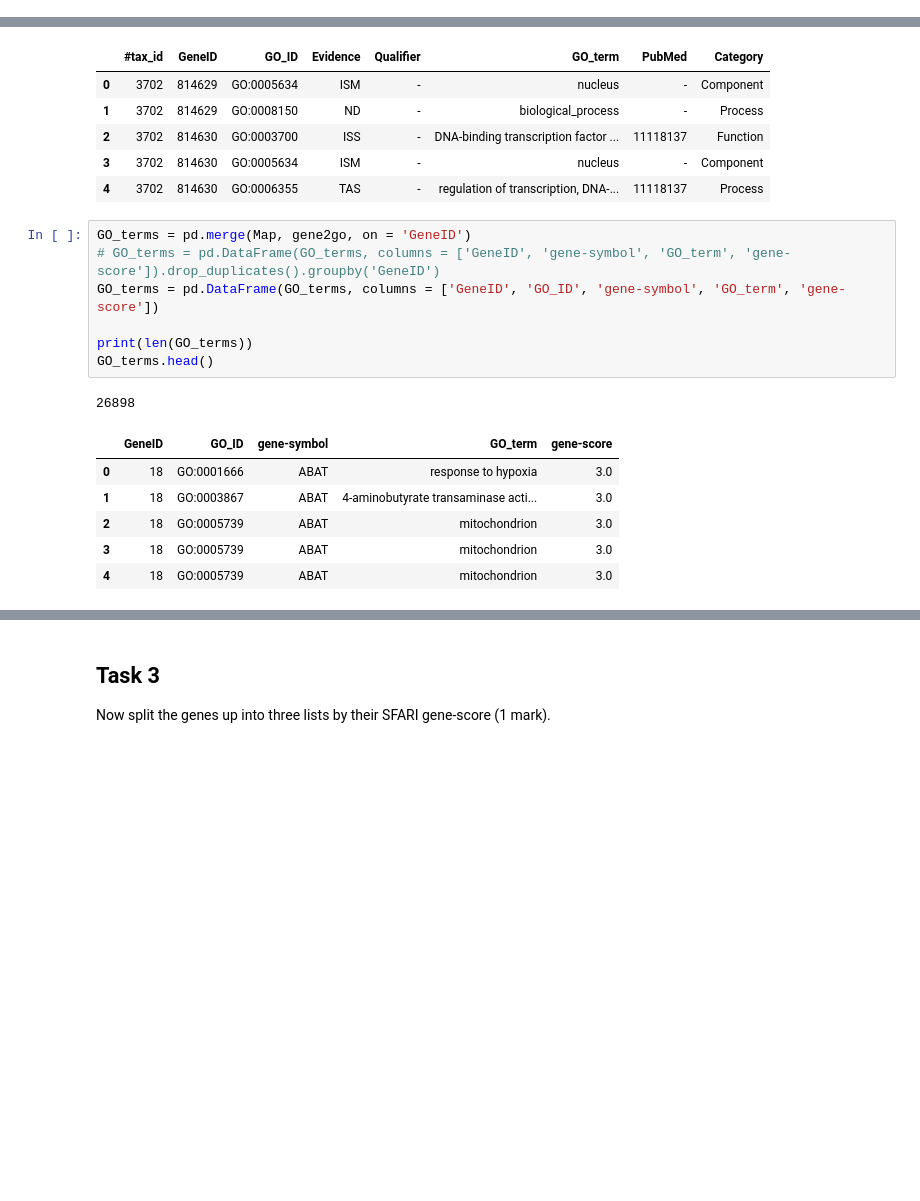
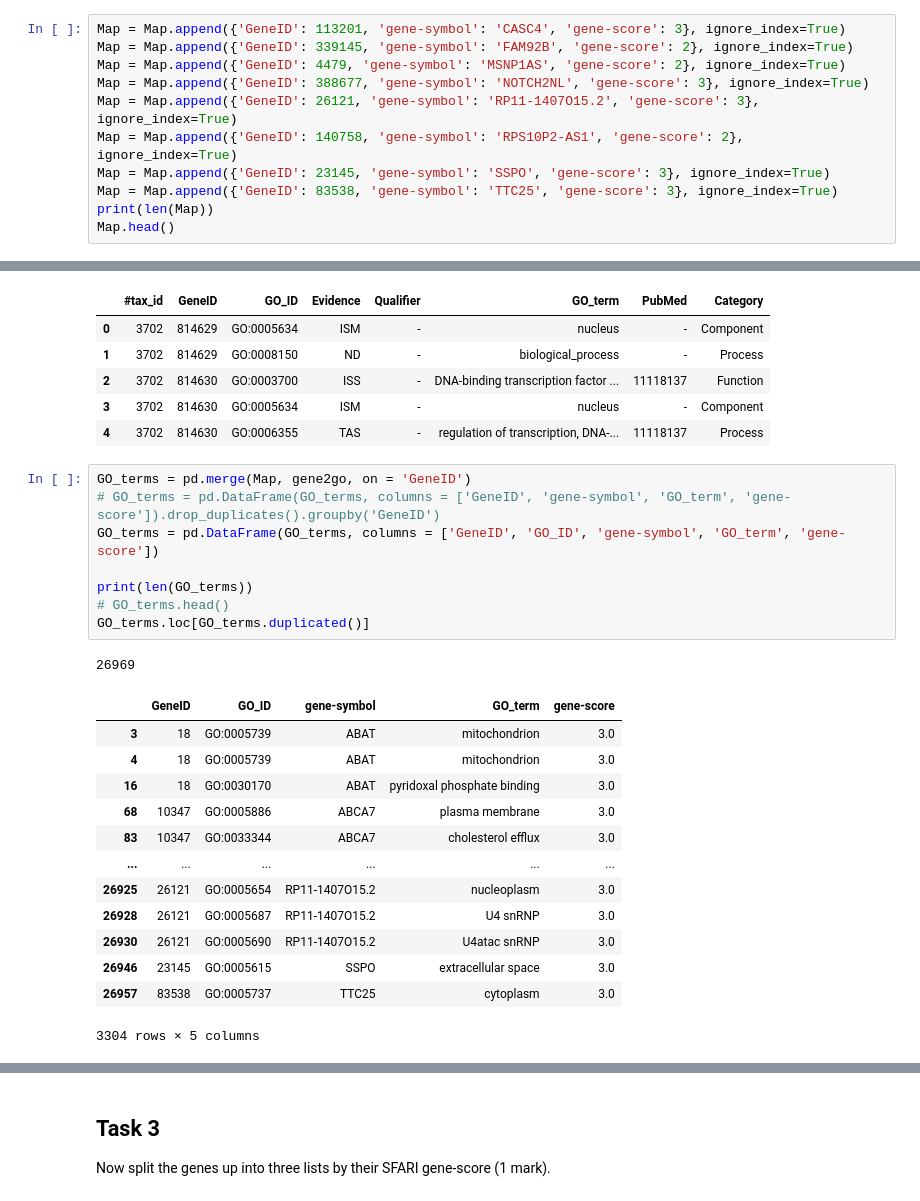
Before and after one commit to Mushi0/Bioinformatic-2, a Jupyter notebook: Part 2.ipynb, the cells around one changed output, grey strips where cells are left out. Saved outputs shown, nothing was run; the diff lists cells and outputs as text; blank space fills up the shorter version.

```diff
--- a/Part 2.ipynb
+++ b/Part 2.ipynb
@@ -66,0 +92,11 @@ Map.head()
+# %%
+Map = Map.append({'GeneID': 113201, 'gene-symbol': 'CASC4', 'gene-score': 3}, ignore_index=True)
+Map = Map.append({'GeneID': 339145, 'gene-symbol': 'FAM92B', 'gene-score': 2}, ignore_index=True)
+Map = Map.append({'GeneID': 4479, 'gene-symbol': 'MSNP1AS', 'gene-score': 2}, ignore_index=True)
+Map = Map.append({'GeneID': 388677, 'gene-symbol': 'NOTCH2NL', 'gene-score': 3}, ignore_index=True)
+Map = Map.append({'GeneID': 26121, 'gene-symbol': 'RP11-1407O15.2', 'gene-score': 3}, ignore_index=True)
+Map = Map.append({'GeneID': 140758, 'gene-symbol': 'RPS10P2-AS1', 'gene-score': 2}, ignore_index=True)
+Map = Map.append({'GeneID': 23145, 'gene-symbol': 'SSPO', 'gene-score': 3}, ignore_index=True)
+Map = Map.append({'GeneID': 83538, 'gene-symbol': 'TTC25', 'gene-score': 3}, ignore_index=True)
+print(len(Map))
+Map.head()
@@ -85,15 +144,23 @@ gene2go.head()
 # %%
 GO_terms = pd.merge(Map, gene2go, on = 'GeneID')
 # GO_terms = pd.DataFrame(GO_terms, columns = ['GeneID', 'gene-symbol', 'GO_term', 'gene-score']).drop_duplicates().groupby('GeneID')
 GO_terms = pd.DataFrame(GO_terms, columns = ['GeneID', 'GO_ID', 'gene-symbol', 'GO_term', 'gene-score'])
 
 print(len(GO_terms))
-GO_terms.head()
+# GO_terms.head()
+GO_terms.loc[GO_terms.duplicated()]
 # %% [output]
-26898
+26969
 |  | GeneID | GO_ID | gene-symbol | GO_term | gene-score |
-| 0 | 18 | GO:0001666 | ABAT | response to hypoxia | 3.0 |
-| 1 | 18 | GO:0003867 | ABAT | 4-aminobutyrate transaminase acti... | 3.0 |
-| 2 | 18 | GO:0005739 | ABAT | mitochondrion | 3.0 |
 | 3 | 18 | GO:0005739 | ABAT | mitochondrion | 3.0 |
 | 4 | 18 | GO:0005739 | ABAT | mitochondrion | 3.0 |
+| 16 | 18 | GO:0030170 | ABAT | pyridoxal phosphate binding | 3.0 |
+| 68 | 10347 | GO:0005886 | ABCA7 | plasma membrane | 3.0 |
+| 83 | 10347 | GO:0033344 | ABCA7 | cholesterol efflux | 3.0 |
+| ... | ... | ... | ... | ... | ... |
+| 26925 | 26121 | GO:0005654 | RP11-1407O15.2 | nucleoplasm | 3.0 |
+| 26928 | 26121 | GO:0005687 | RP11-1407O15.2 | U4 snRNP | 3.0 |
+| 26930 | 26121 | GO:0005690 | RP11-1407O15.2 | U4atac snRNP | 3.0 |
+| 26946 | 23145 | GO:0005615 | SSPO | extracellular space | 3.0 |
+| 26957 | 83538 | GO:0005737 | TTC25 | cytoplasm | 3.0 |
+3304 rows × 5 columns
```
Also changed, not shown: parts of 16 cells of this notebook, 44 other files.
